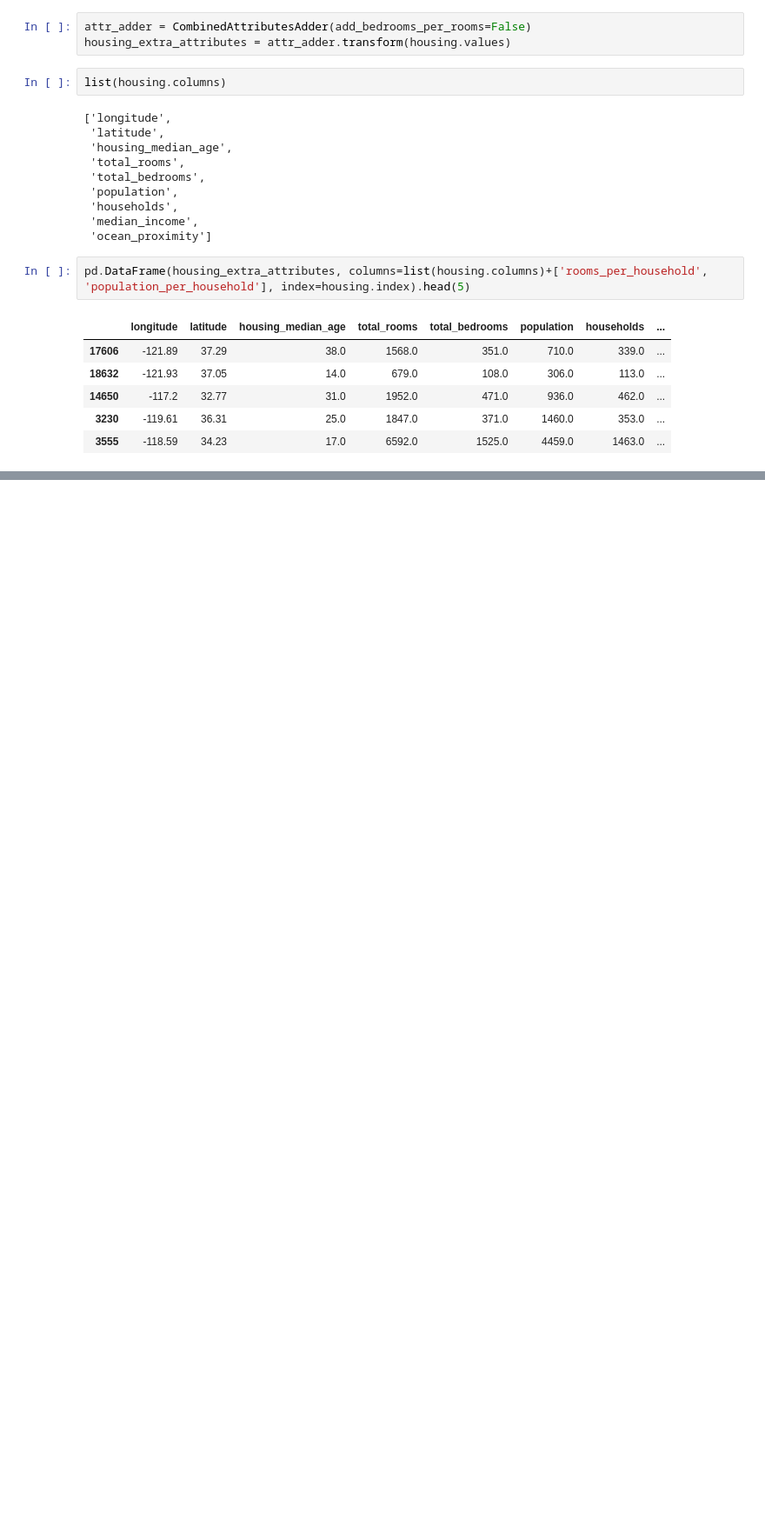
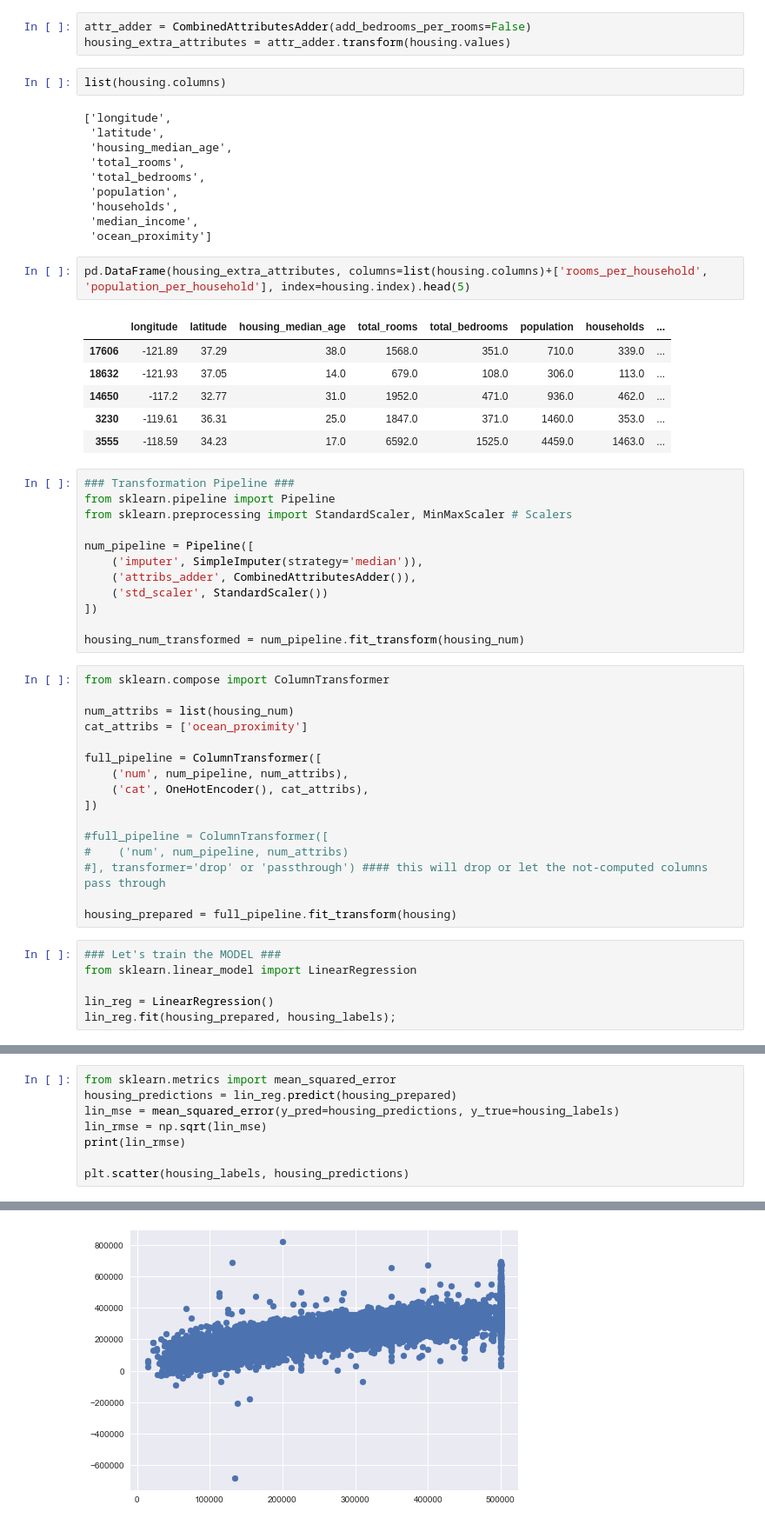
Before and after one commit to peteVo/Handson_HW, a Jupyter notebook: Chapter2/Housing.ipynb, the cells around one changed output, grey strips where cells are left out. Shown: that part at 87% size. Saved outputs shown, nothing was run; the diff lists cells and outputs as text; blank space fills up the shorter version.

```diff
--- a/Chapter2/Housing.ipynb
+++ b/Chapter2/Housing.ipynb
@@ -337,3 +337,37 @@ pd.DataFrame(housing_extra_attributes, columns=list(housing.columns)+['rooms_per
 | 14650 | -117.2 | 32.77 | 31.0 | 1952.0 | 471.0 | 936.0 | 462.0 | ... |
 | 3230 | -119.61 | 36.31 | 25.0 | 1847.0 | 371.0 | 1460.0 | 353.0 | ... |
 | 3555 | -118.59 | 34.23 | 17.0 | 6592.0 | 1525.0 | 4459.0 | 1463.0 | ... |
+# %%
+### Transformation Pipeline ###
+from sklearn.pipeline import Pipeline
+from sklearn.preprocessing import StandardScaler, MinMaxScaler # Scalers
+
+num_pipeline = Pipeline([
+    ('imputer', SimpleImputer(strategy='median')),
+    ('attribs_adder', CombinedAttributesAdder()),
+    ('std_scaler', StandardScaler())
+])
+
+housing_num_transformed = num_pipeline.fit_transform(housing_num)
+# %%
+from sklearn.compose import ColumnTransformer
+
+num_attribs = list(housing_num)
+cat_attribs = ['ocean_proximity']
+
+full_pipeline = ColumnTransformer([
+    ('num', num_pipeline, num_attribs),
+    ('cat', OneHotEncoder(), cat_attribs),
+])
+
+#full_pipeline = ColumnTransformer([
+#    ('num', num_pipeline, num_attribs)
+#], transformer='drop' or 'passthrough') #### this will drop or let the not-computed columns pass through
+
+housing_prepared = full_pipeline.fit_transform(housing)
+# %%
+### Let's train the MODEL ###
+from sklearn.linear_model import LinearRegression
+
+lin_reg = LinearRegression()
+lin_reg.fit(housing_prepared, housing_labels);
@@ -339,0 +384,9 @@ pd.DataFrame(housing_extra_attributes, columns=list(housing.columns)+['rooms_per
+# %%
+from sklearn.metrics import mean_squared_error
+housing_predictions = lin_reg.predict(housing_prepared)
+lin_mse = mean_squared_error(y_pred=housing_predictions, y_true=housing_labels)
+lin_rmse = np.sqrt(lin_mse)
+print(lin_rmse)
+
+plt.scatter(housing_labels, housing_predictions)
+# %% [output]
@@ -339,0 +395 @@ pd.DataFrame(housing_extra_attributes, columns=list(housing.columns)+['rooms_per
+[figure, added]
```
Also changed, not shown: parts of 4 cells of this notebook.
